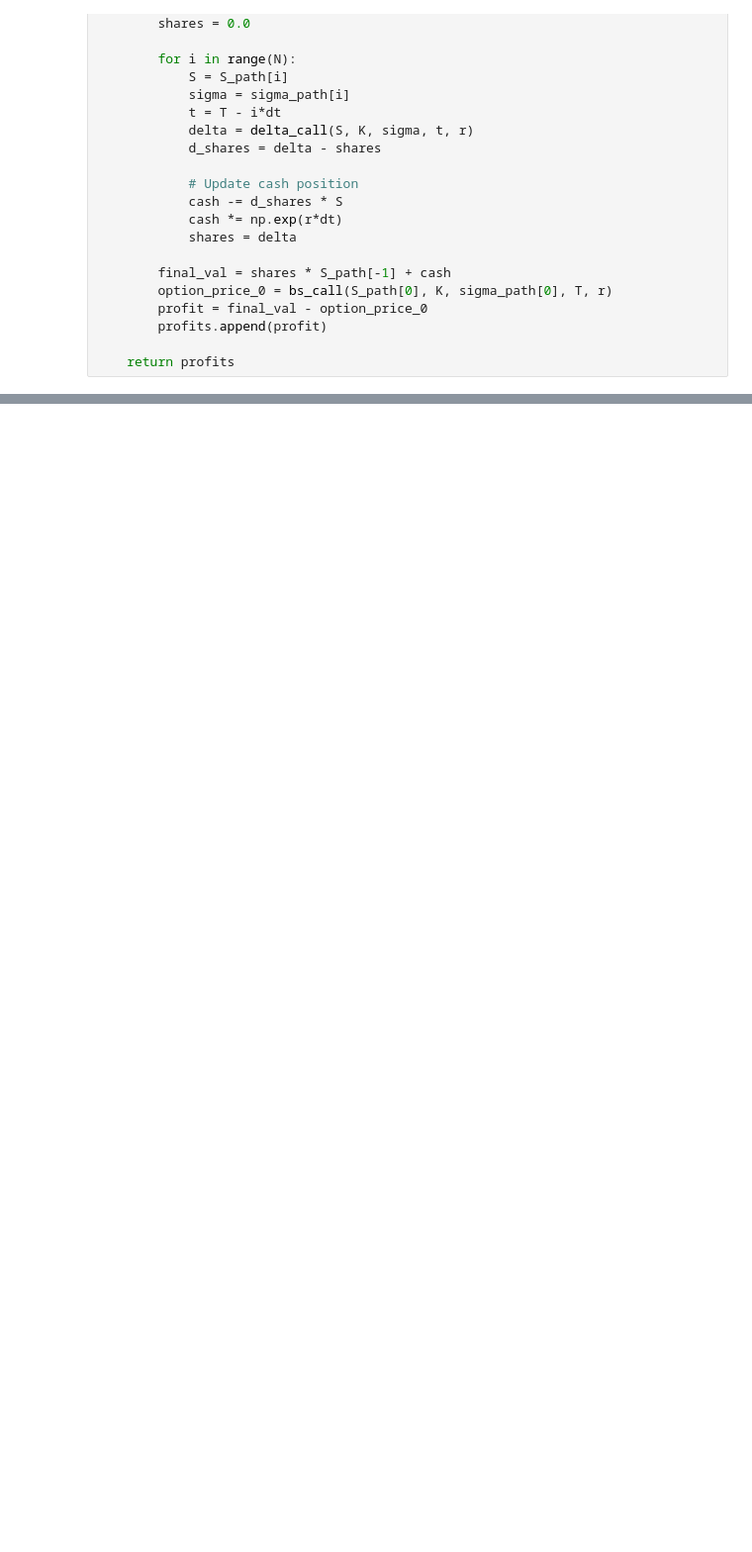
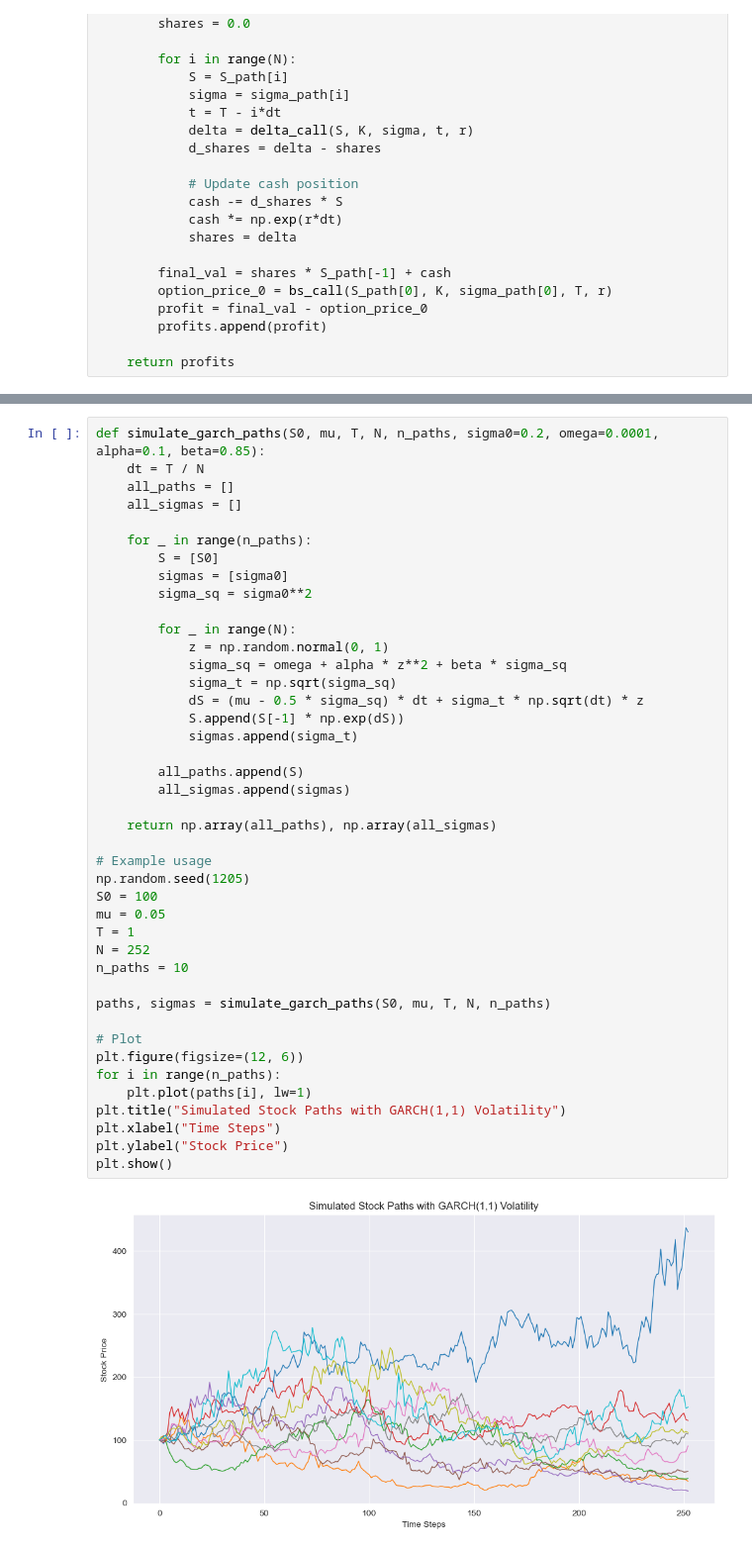
Before and after one commit to debanjan-cosmo/Quant_Finance_Erdos_Summer_2025, a Jupyter notebook: Mini_Projects/Mini Project 4.ipynb, the cells around one changed output, grey strips where cells are left out. Shown at 99% size. Drawn from its saved outputs; the diff is of its cells as text; blank space fills up the shorter version.

```diff
--- a/Mini_Projects/Mini Project 4.ipynb
+++ b/Mini_Projects/Mini Project 4.ipynb
@@ -197,0 +421,44 @@ dtype: float64
+# %%
+def simulate_garch_paths(S0, mu, T, N, n_paths, sigma0=0.2, omega=0.0001, alpha=0.1, beta=0.85):
+    dt = T / N
+    all_paths = []
+    all_sigmas = []
+
+    for _ in range(n_paths):
+        S = [S0]
+        sigmas = [sigma0]
+        sigma_sq = sigma0**2
+
+        for _ in range(N):
+            z = np.random.normal(0, 1)
+            sigma_sq = omega + alpha * z**2 + beta * sigma_sq
+            sigma_t = np.sqrt(sigma_sq)
+            dS = (mu - 0.5 * sigma_sq) * dt + sigma_t * np.sqrt(dt) * z
+            S.append(S[-1] * np.exp(dS))
+            sigmas.append(sigma_t)
+
+        all_paths.append(S)
+        all_sigmas.append(sigmas)
+
+    return np.array(all_paths), np.array(all_sigmas)
+
+# Example usage
+np.random.seed(1205)
+S0 = 100
+mu = 0.05
+T = 1
+N = 252
+n_paths = 10
+
+paths, sigmas = simulate_garch_paths(S0, mu, T, N, n_paths)
+
+# Plot
+plt.figure(figsize=(12, 6))
+for i in range(n_paths):
+    plt.plot(paths[i], lw=1)
+plt.title("Simulated Stock Paths with GARCH(1,1) Volatility")
+plt.xlabel("Time Steps")
+plt.ylabel("Stock Price")
+plt.show()
+# %% [output]
+[figure, added]
```
Also changed, not shown: parts of 11 cells of this notebook, 4 other files.
